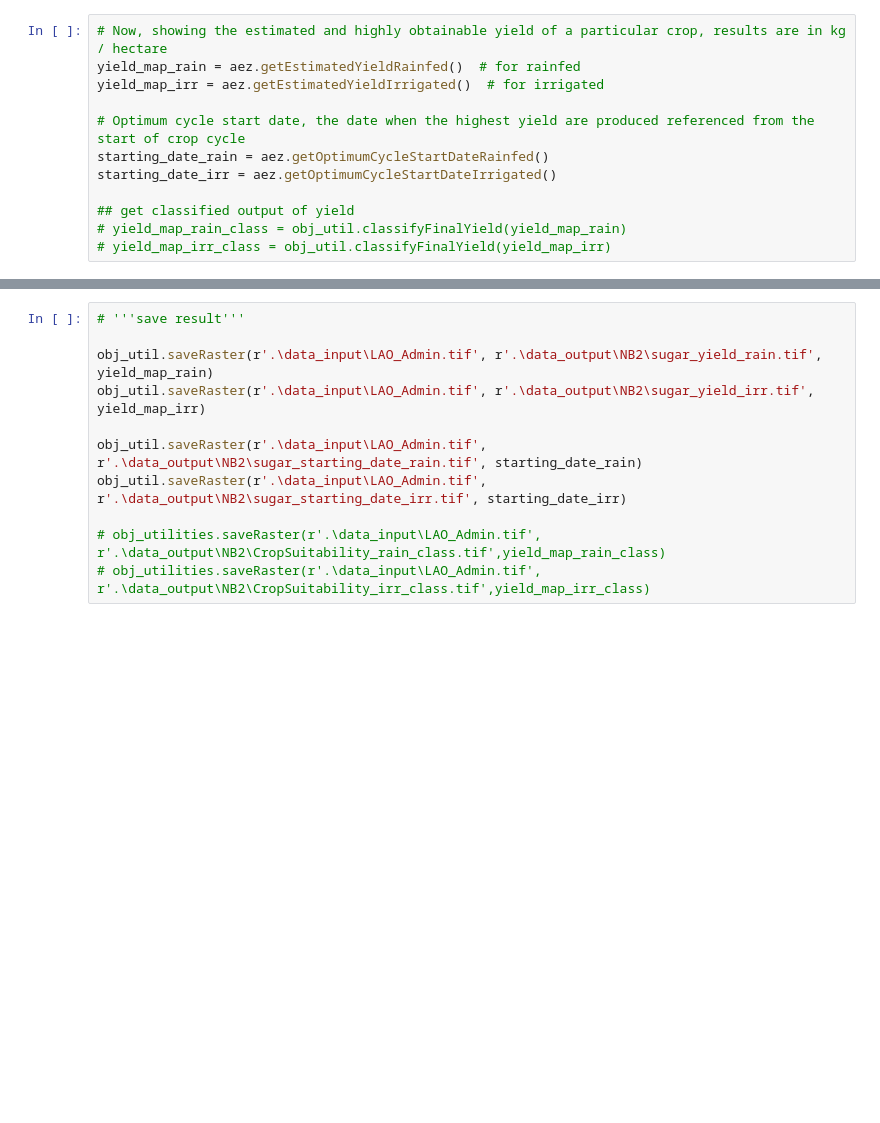
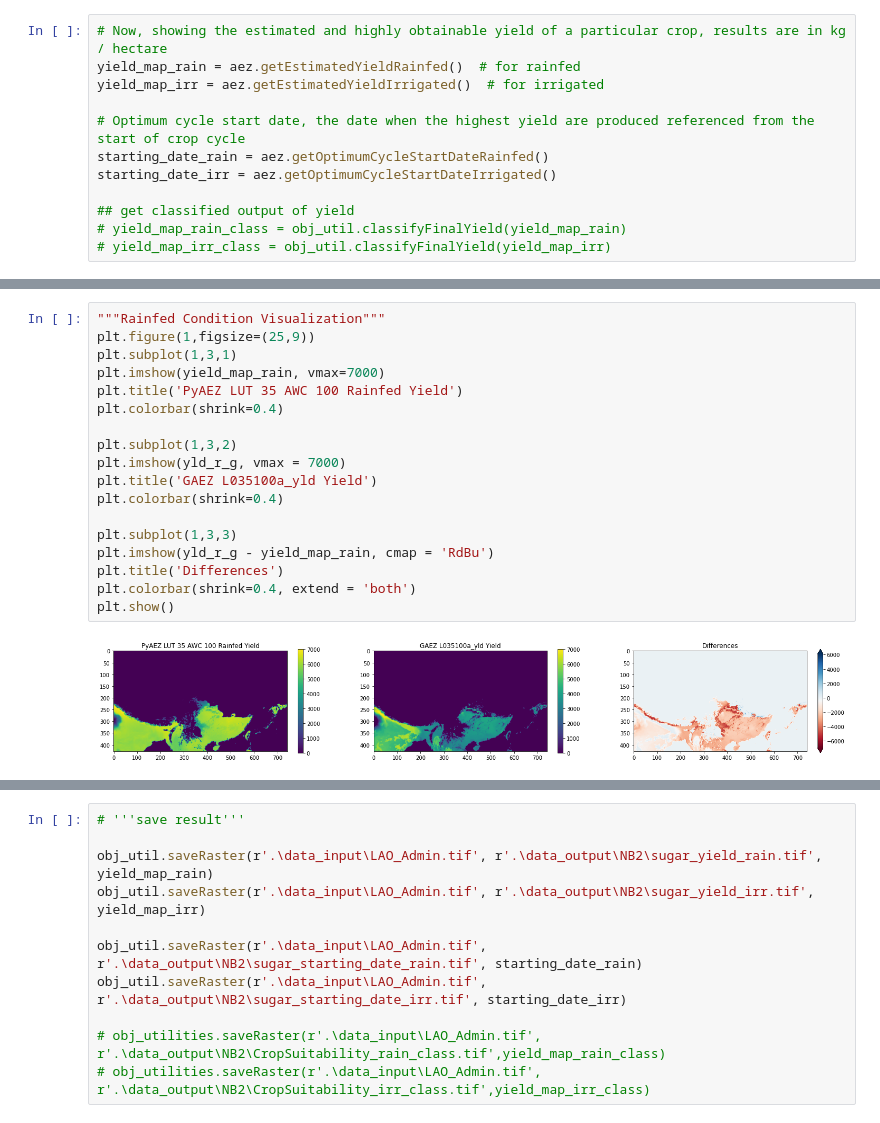
Before and after one commit to gicait/PyAEZ, a Jupyter notebook: tutorials/NB2_CropSimulation.ipynb, the cells around one changed output, grey strips where cells are left out. Drawn from its saved outputs; the diff is of its cells as text; blank space fills up the shorter version.

```diff
--- a/tutorials/NB2_CropSimulation.ipynb
+++ b/tutorials/NB2_CropSimulation.ipynb
@@ -215,0 +253,20 @@ starting_date_irr = aez.getOptimumCycleStartDateIrrigated()
+# %%
+"""Rainfed Condition Visualization"""
+plt.figure(1,figsize=(25,9))
+plt.subplot(1,3,1)
+plt.imshow(yield_map_rain, vmax=7000)
+plt.title('PyAEZ LUT 35 AWC 100 Rainfed Yield')
+plt.colorbar(shrink=0.4)
+
+plt.subplot(1,3,2)
+plt.imshow(yld_r_g, vmax = 7000)
+plt.title('GAEZ L035100a_yld Yield')
+plt.colorbar(shrink=0.4)
+
+plt.subplot(1,3,3)
+plt.imshow(yld_r_g - yield_map_rain, cmap = 'RdBu')
+plt.title('Differences')
+plt.colorbar(shrink=0.4, extend = 'both')
+plt.show()
+# %% [output]
+[figure, added]
```
Also changed, not shown: parts of 15 cells of this notebook, 2 other files.
